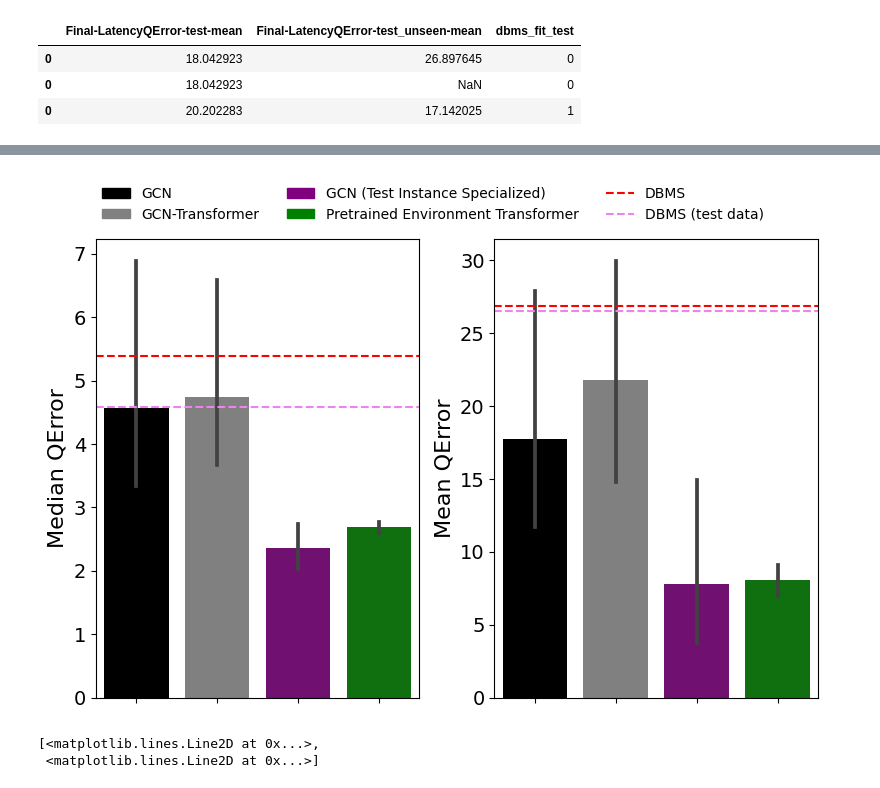
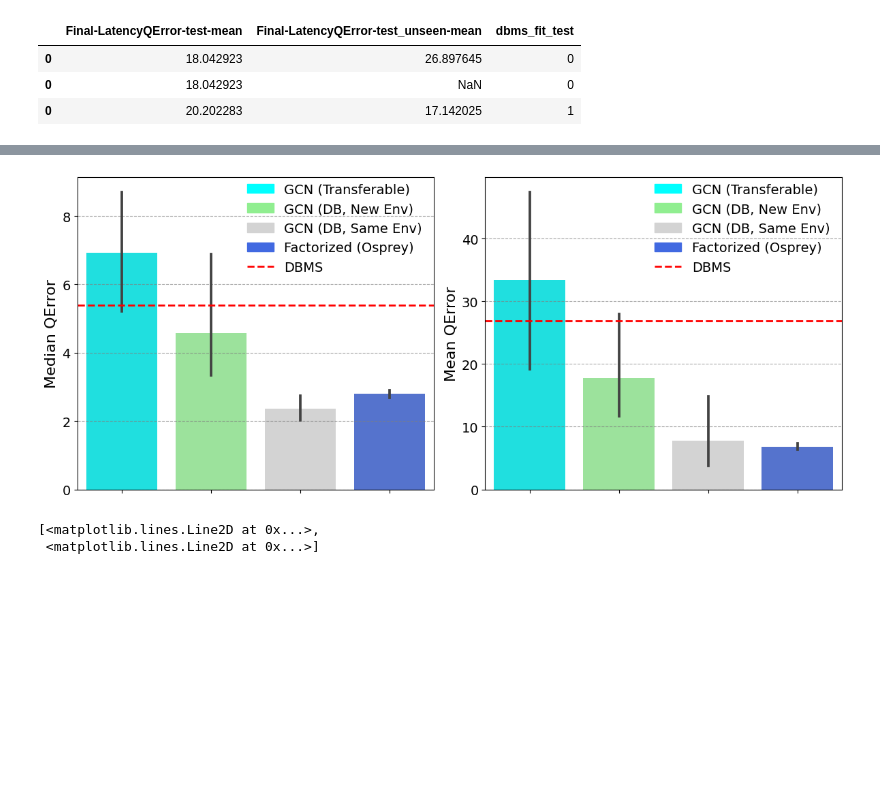
Before and after one commit to parimarjan/LatencyCollector, a Jupyter notebook: Notebooks/wandb-summary-figs-imdb-one-instance-single.ipynb, the cells around one changed output, grey strips where cells are left out. Saved outputs shown, nothing was run; the diff lists cells and outputs as text; code cells hidden in the pictures; blank space fills up the shorter version.

```diff
--- a/Notebooks/wandb-summary-figs-imdb-one-instance-single.ipynb
+++ b/Notebooks/wandb-summary-figs-imdb-one-instance-single.ipynb
@@ -133,27 +131,12 @@ bdf[["Final-LatencyQError-test-mean", "Final-LatencyQError-test_unseen-mean", "d
 # %%
 runs = api.runs("pari/LatencyPredictor",
     {"$and": [
-      #{"config.eval_epoch": 5},
-      #{"config.traindata_dir": "LatencyCollectorResults/background"},
-      #{"config.traindata_dir": "LatencyCollectorResults/new"},
       {"$or": [
             {"$or": [
-                #{"tags":"final2"},
-                #{"tags":"final-min-01"},
-                #{"tags":"final2-min-01"},
-                #{"tags":"final4-fixed_instances-min-1"},
-                #{"tags": "all-final4-fixed_instances-min-1"},
-                #{"tags": "final5-fixed_instances-min-1"},
-                #{"tags": "single-final7-min-01"},
                 {"tags": "single-final9-min-01"},
                 {"tags":"imdb-final9-ablations"},
+                {"tags":"single-final9-min-01-transferrable"},
             ]},
-#           {
-#             "config.config":  "configs/baselines/config_avg.yaml",
-#           },
-#           {
-#             "config.config":  "configs/baselines/config_trans.yaml",
-#           },
       ]}
     ]
     })
@@ -654,11 +726,14 @@ import seaborn as sns
 import pandas as pd
 import matplotlib.patches as mpatches
 
-ORDER = ["GCN", "GCN-Transformer", "GCN (Test Instance Specialized)", "Pretrained Environment Transformer"]
+ORDER = ["GCN (Transferable)", "GCN (DB, New Env)", "GCN (DB, Same Env)",
+         "Factorized (Osprey)"]
 
 # Assuming df, BASELINES, HUES, and ORDER are defined somewhere in your script
 
-fig, axs = plt.subplots(nrows=1, ncols=2, figsize=(8, 5))
+tmp = df[df["Estimator"].isin(ORDER+BASELINES)]
+print(len(tmp))
+fig, axs = plt.subplots(nrows=1, ncols=2, figsize=(12, 5))
 
 # Manually create legend handles for the bar plots
 bar_handles = [mpatches.Patch(color=HUES[name], label=name) for name in ORDER]
@@ -667,7 +742,7 @@ bar_handles = [mpatches.Patch(color=HUES[name], label=name) for name in ORDER]
 ax = axs[0]
 
 # Plot the bars
-sns.barplot(data=df, x="Estimator",
+sns.barplot(data=tmp, x="Estimator",
             y='Final-LatencyQError-test_unseen-median',
             hue="Estimator",
             palette=HUES,
@@ -677,11 +752,11 @@ sns.barplot(data=df, x="Estimator",
 # Baseline lines
 baseline_handles = []
 for estb in BASELINES:
-    tmp = df[df["Estimator"] == estb]
-    if len(tmp) == 0:
+    tmp2 = tmp[tmp["Estimator"] == estb]
+    if len(tmp2) == 0:
         continue
-    bmedian = tmp['Final-LatencyQError-test_unseen-median'].mean()
-    line = ax.axhline(bmedian, color=HUES[estb], linestyle='--')
+    bmedian = tmp2['Final-LatencyQError-test_unseen-median'].mean()
+    line = ax.axhline(bmedian, color=HUES[estb], linestyle='--', lw=2.0)
     baseline_handles.append(line)
 
 ax.set_xlabel("")
@@ -689,12 +764,29 @@ ax.set_xticklabels([])
 ax.set_ylabel("Median QError", fontsize=16)
 ax.tick_params(axis='y', labelsize=14)  # Set the font size to 12 for y-axis ticks
 
-ax.legend().remove()  # Remove the auto-generated legend
+#ax.set_ylim([1, 10])
+
+#ax.legend().remove()  # Remove the auto-generated legend
+#ax.spines['top'].set_visible(False)
+
+ax.legend(handles=custom_handles, labels=custom_labels,
+           loc='upper right',
+           fontsize=14,
+           ncol=1,
+           bbox_to_anchor=(1.0, 1.02),
+           frameon=False)
+
+# Add horizontal gridlines
+ax.yaxis.grid(True, linestyle='--', which='major', color='grey', alpha=0.7)
+
+# Make only bottom and left spines visible
+#ax.spines['top'].set_visible(False)
+#ax.spines['right'].set_visible(False)
 
 # Second subplot
 ax = axs[1]
 
-sns.barplot(data=df, x="Estimator",
+sns.barplot(data=tmp, x="Estimator",
             y='Final-LatencyQError-test_unseen-mean',
             hue="Estimator",
             palette=HUES,
@@ -707,26 +799,39 @@ ax.set_ylabel("Mean QError", fontsize=16)
 ax.tick_params(axis='y', labelsize=14)  # Set the font size to 12 for y-axis ticks
 
 for estb in BASELINES:
-    tmp = df[df["Estimator"] == estb]
-    if len(tmp) == 0:
+    tmp2 = tmp[tmp["Estimator"] == estb]
+    if len(tmp2) == 0:
         continue
-    bmean = tmp['Final-LatencyQError-test_unseen-mean'].mean()
-    ax.axhline(bmean, color=HUES[estb], linestyle='--')
+    bmean = tmp2['Final-LatencyQError-test_unseen-mean'].mean()
+    ax.axhline(bmean, color=HUES[estb], linestyle='--', lw=2.0)
+
+#ax.spines['top'].set_visible(False)
+
+#ax.set_ylim([1, 50])
 
 ax.legend().remove()  # Remove the auto-generated legend
 
 # Manually create the legend
 if baseline_handles:
     custom_handles = bar_handles + baseline_handles
-    custom_labels = ORDER + ['DBMS', 'DBMS (test data)']
+    custom_labels = ORDER + BASELINES
 else:
     custom_handles = bar_handles
     custom_labels = ORDER
 
-fig.legend(handles=custom_handles, labels=custom_labels,
-           loc='upper center',
-           ncol=3, bbox_to_anchor=(0.5, 1.10),
+ax.legend(handles=custom_handles, labels=custom_labels,
+           loc='upper right',
+           fontsize=14,
+           ncol=1,
+           bbox_to_anchor=(1.0, 1.02),
            frameon=False)
+
+# Add horizontal gridlines
+ax.yaxis.grid(True, linestyle='--', which='major', color='grey', alpha=0.7)
+
+# Make only bottom and left spines visible
+#ax.spines['top'].set_visible(False)
+#ax.spines['right'].set_visible(False)
 
 plt.tight_layout()
 plt.savefig("EvalSingle-IMDb.pdf", bbox_inches="tight")
@@ -734,4 +840,4 @@ plt.savefig("EvalSingle-IMDb.pdf", bbox_inches="tight")
-[figure, old version]
+[figure, new version]
 # %%
 baseline_handles
 # %% [output]
```
Also changed, not shown: parts of 23 cells of this notebook, 18 other files.
